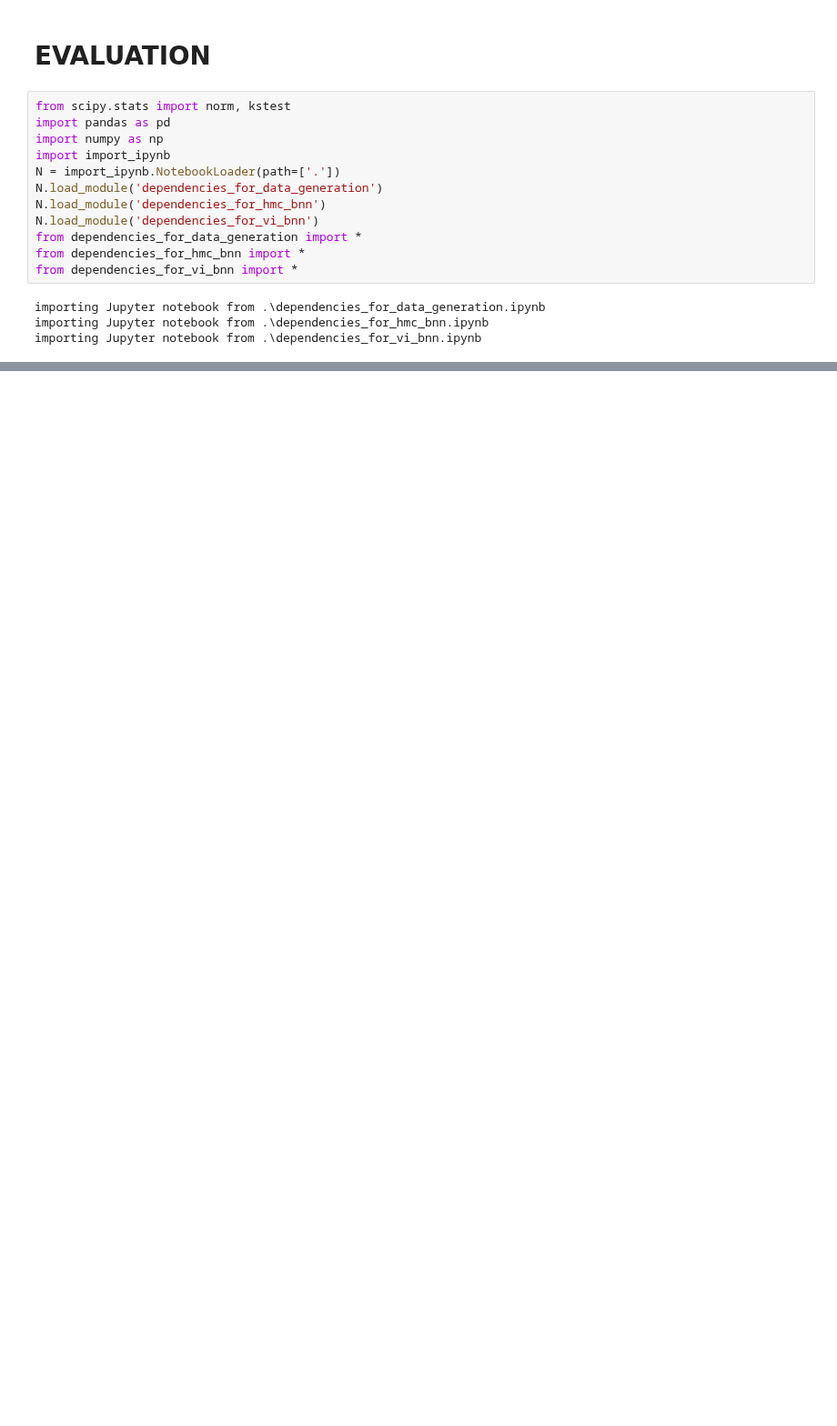
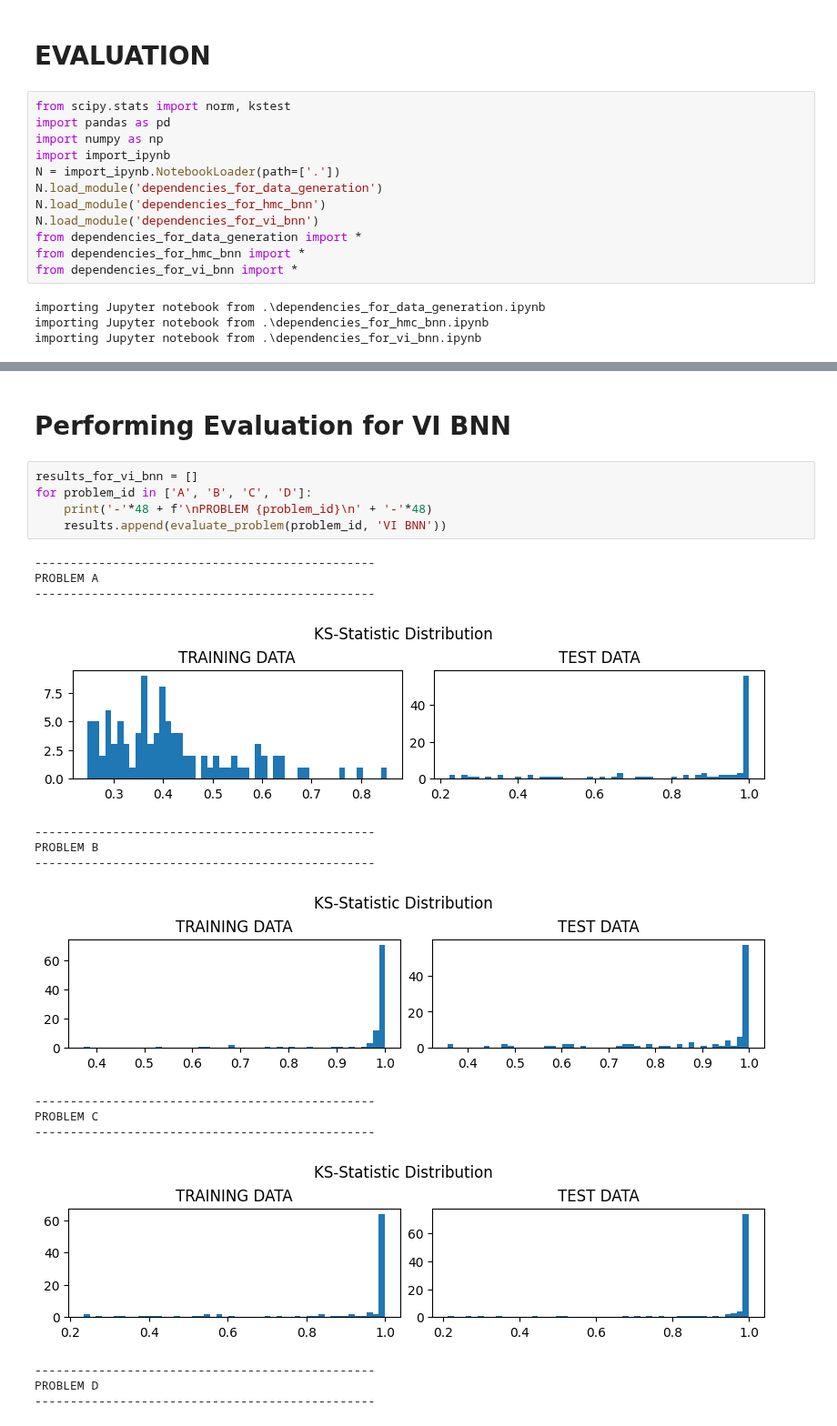
Before and after one commit to pranigopu/mastersProject, a Jupyter notebook: code/evaluation.ipynb, the cells around one changed output, grey strips where cells are left out. Shown at 91% size. Saved outputs shown, nothing was run; the diff lists cells and outputs as text; blank space fills up the shorter version.

```diff
--- a/code/evaluation.ipynb
+++ b/code/evaluation.ipynb
@@ -66,0 +179,23 @@ pvalue = 0.0
+# %% [markdown]
+# Performing Evaluation for VI BNN
+# %%
+results_for_vi_bnn = []
+for problem_id in ['A', 'B', 'C', 'D']:
+    print('-'*48 + f'\nPROBLEM {problem_id}\n' + '-'*48)
+    results.append(evaluate_problem(problem_id, 'VI BNN'))
+# %% [output]
+------------------------------------------------
+PROBLEM A
+------------------------------------------------
+[figure, added]
+------------------------------------------------
+PROBLEM B
+------------------------------------------------
+[figure, added]
+------------------------------------------------
+PROBLEM C
+------------------------------------------------
+[figure, added]
+------------------------------------------------
+PROBLEM D
+------------------------------------------------
```
Also changed, not shown: parts of 15 cells of this notebook.
